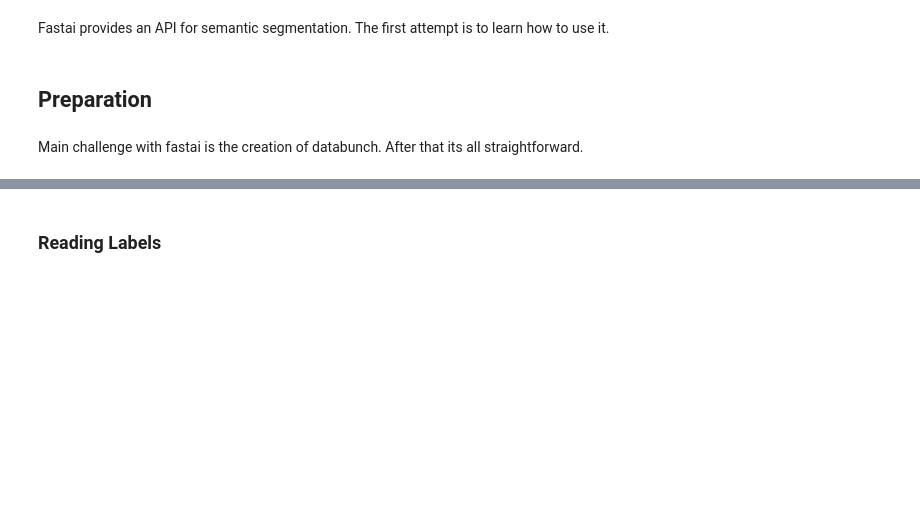
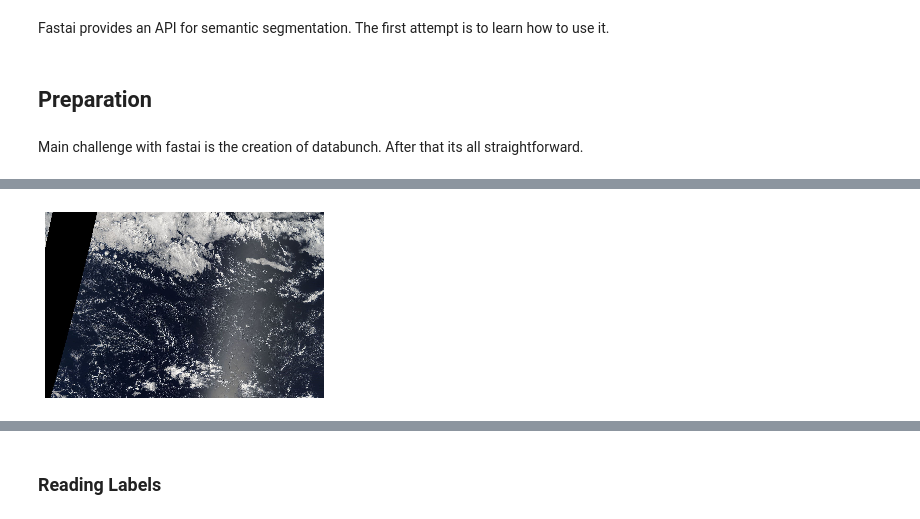
Before and after one commit to Arcane561/cloud, a Jupyter notebook: notebooks/01_Replicating_Fastai.ipynb, the cells around one changed output, grey strips where cells are left out. Cells and saved outputs as stored; diff of their text form; code cells hidden in the pictures; blank space fills up the shorter version.

```diff
--- a/notebooks/01_Replicating_Fastai.ipynb
+++ b/notebooks/01_Replicating_Fastai.ipynb
@@ -35,4 +43,6 @@ fnames[:3]
 # %%
-img_f = fnames[10]
+img_f = random.choice(fnames)
 img = open_image(img_f)
 img.show(figsize=(5, 5))
+# %% [output]
+[figure, added]
```
Also changed, not shown: parts of 18 cells of this notebook.
